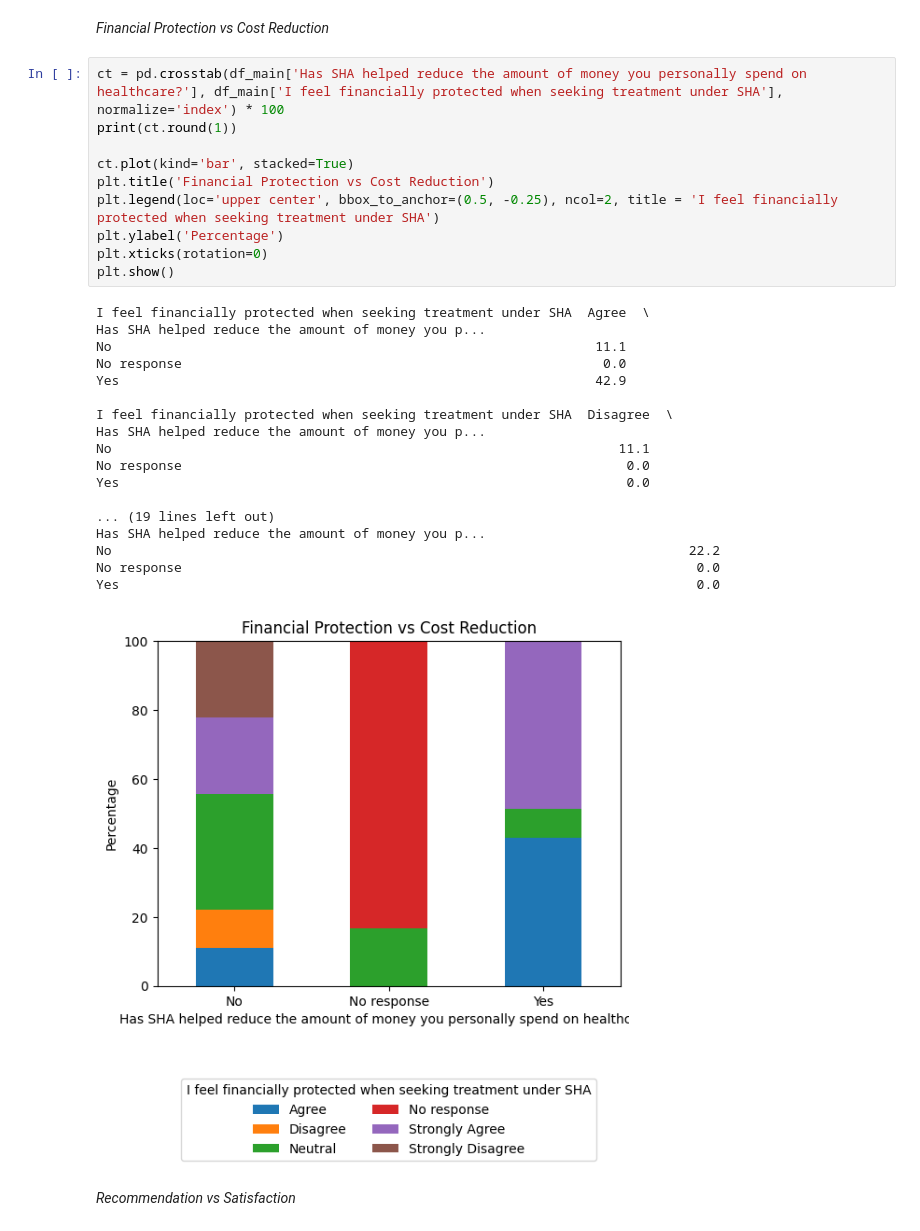
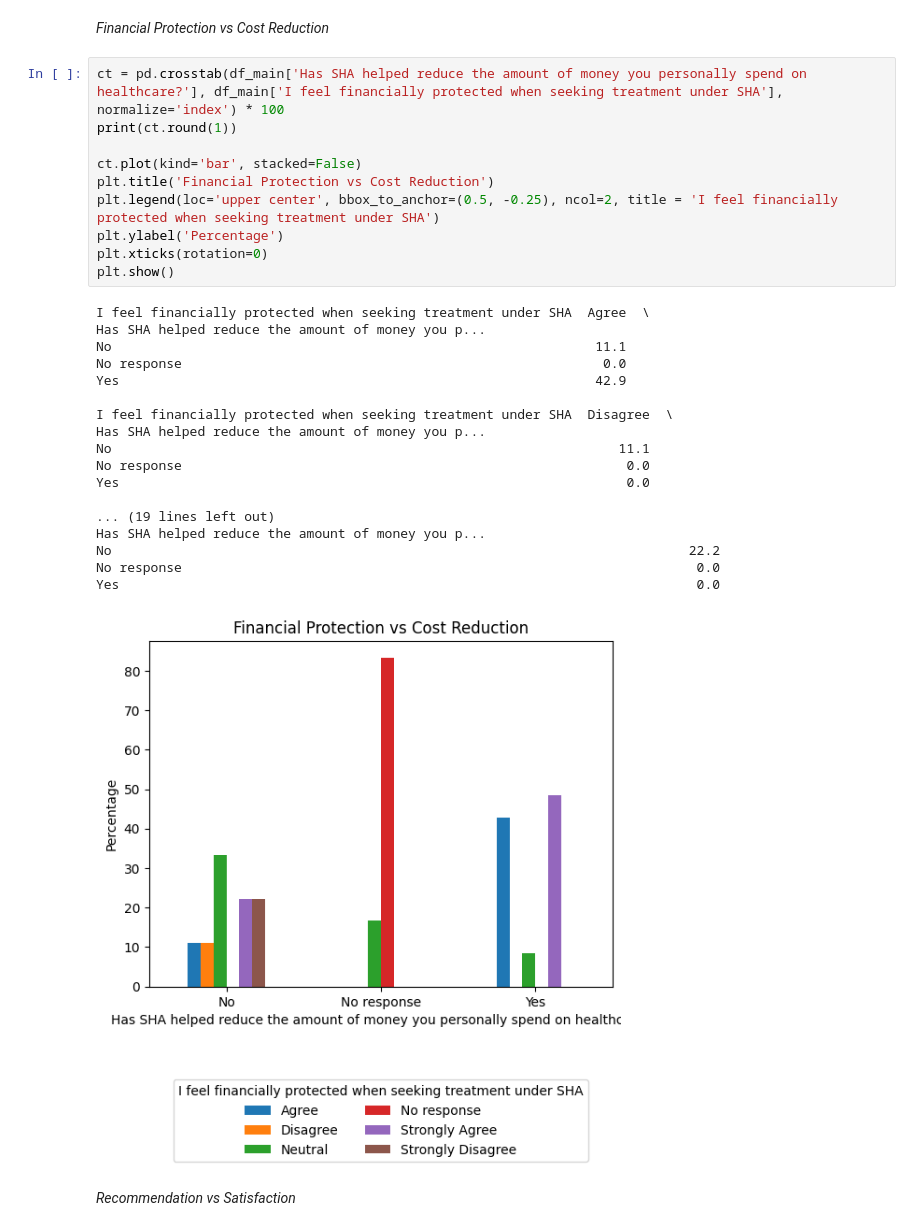
Before and after one commit to DennoCheru/Mosoriot, a Jupyter notebook: Mosoriot.ipynb, the cells around one changed output. Saved outputs shown, nothing was run; the diff lists cells and outputs as text.

Commit message:
Unstack graphs

```diff
--- a/Mosoriot.ipynb
+++ b/Mosoriot.ipynb
@@ -1027,32 +1027,32 @@ Yes                                                            45.5
 # %%
 ct = pd.crosstab(df_main['Has SHA helped reduce the amount of money you personally spend on healthcare?'], df_main['I feel financially protected when seeking treatment under SHA'], normalize='index') * 100
 print(ct.round(1))
 
-ct.plot(kind='bar', stacked=True)
+ct.plot(kind='bar', stacked=False)
 plt.title('Financial Protection vs Cost Reduction')
 plt.legend(loc='upper center', bbox_to_anchor=(0.5, -0.25), ncol=2, title = 'I feel financially protected when seeking treatment under SHA')
 plt.ylabel('Percentage')
 plt.xticks(rotation=0)
 plt.show()
 # %% [output]
 I feel financially protected when seeking treatment under SHA  Agree  \
 Has SHA helped reduce the amount of money you p...
 No                                                              11.1
 No response                                                      0.0
 Yes                                                             42.9
 
 I feel financially protected when seeking treatment under SHA  Disagree  \
 Has SHA helped reduce the amount of money you p...
 No                                                                 11.1
 No response                                                         0.0
 Yes                                                                 0.0
 
 ... (19 lines left out)
 Has SHA helped reduce the amount of money you p...
 No                                                                          22.2
 No response                                                                  0.0
 Yes                                                                          0.0
-[figure, old version]
+[figure, new version]
 # %% [markdown]
 *Recommendation vs Satisfaction*
 # %%
```
Also changed, not shown: parts of 6 cells of this notebook.
